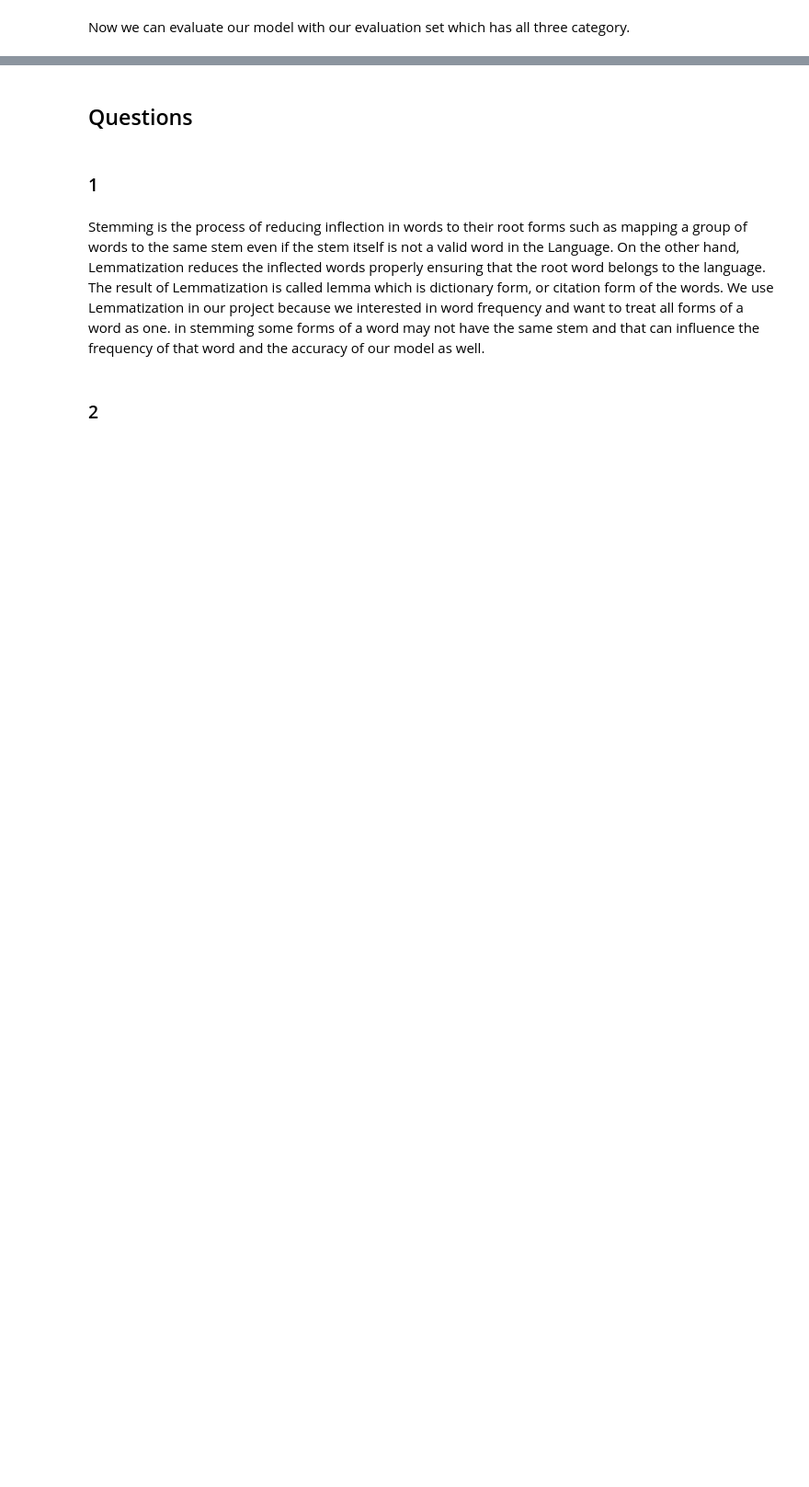
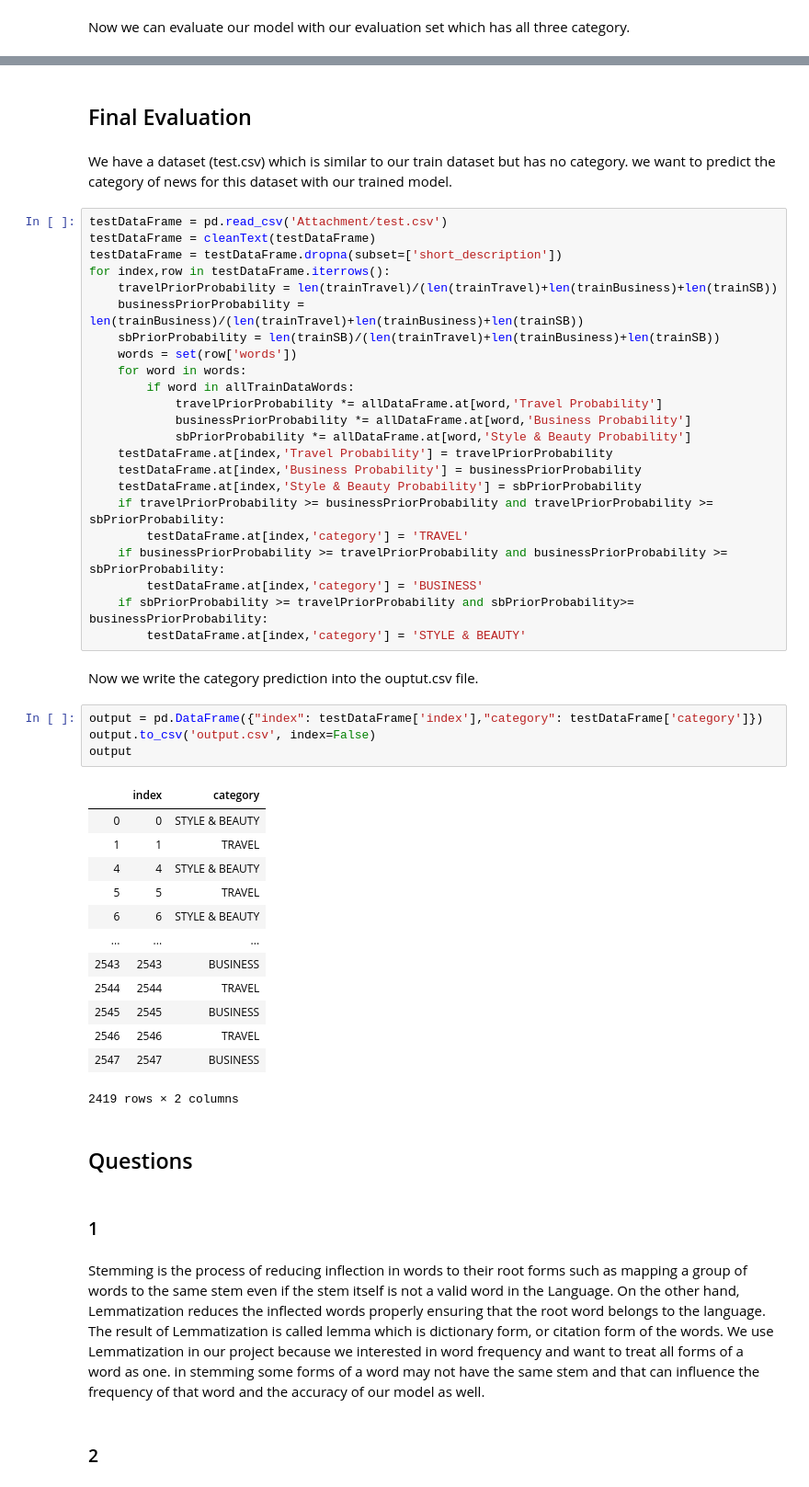
Before and after one commit to MNourbakhsh75/AI-CA3, a Jupyter notebook: CA3.ipynb, the cells around one changed output, grey strips where cells are left out. Shown at 92% size. Drawn from its saved outputs; the diff is of its cells as text; blank space fills up the shorter version.

Commit message:
add output prediction

```diff
--- a/CA3.ipynb
+++ b/CA3.ipynb
@@ -320,3 +342,50 @@ evaluateData.head()
+# %% [markdown]
+## Final Evaluation
+# %% [markdown]
+We have a dataset (test.csv) which is similar to our train dataset but has no category. we want to predict the category of news for this dataset with our trained model.
+# %%
+testDataFrame = pd.read_csv('Attachment/test.csv')
+testDataFrame = cleanText(testDataFrame)
+testDataFrame = testDataFrame.dropna(subset=['short_description'])
+for index,row in testDataFrame.iterrows():
+    travelPriorProbability = len(trainTravel)/(len(trainTravel)+len(trainBusiness)+len(trainSB))
+    businessPriorProbability = len(trainBusiness)/(len(trainTravel)+len(trainBusiness)+len(trainSB))
+    sbPriorProbability = len(trainSB)/(len(trainTravel)+len(trainBusiness)+len(trainSB))
+    words = set(row['words'])
+    for word in words:
+        if word in allTrainDataWords:
+            travelPriorProbability *= allDataFrame.at[word,'Travel Probability']
+            businessPriorProbability *= allDataFrame.at[word,'Business Probability']
+            sbPriorProbability *= allDataFrame.at[word,'Style & Beauty Probability']
+    testDataFrame.at[index,'Travel Probability'] = travelPriorProbability
+    testDataFrame.at[index,'Business Probability'] = businessPriorProbability
+    testDataFrame.at[index,'Style & Beauty Probability'] = sbPriorProbability
+    if travelPriorProbability >= businessPriorProbability and travelPriorProbability >= sbPriorProbability:
+        testDataFrame.at[index,'category'] = 'TRAVEL'
+    if businessPriorProbability >= travelPriorProbability and businessPriorProbability >= sbPriorProbability:
+        testDataFrame.at[index,'category'] = 'BUSINESS'
+    if sbPriorProbability >= travelPriorProbability and sbPriorProbability>= businessPriorProbability:
+        testDataFrame.at[index,'category'] = 'STYLE & BEAUTY'
+# %% [markdown]
+Now we write the category prediction into the ouptut.csv file.
+# %%
+output = pd.DataFrame({"index": testDataFrame['index'],"category": testDataFrame['category']})
+output.to_csv('output.csv', index=False)
+output
+# %% [output]
+|  | index | category |
+| 0 | 0 | STYLE & BEAUTY |
+| 1 | 1 | TRAVEL |
+| 4 | 4 | STYLE & BEAUTY |
+| 5 | 5 | TRAVEL |
+| 6 | 6 | STYLE & BEAUTY |
+| ... | ... | ... |
+| 2543 | 2543 | BUSINESS |
+| 2544 | 2544 | TRAVEL |
+| 2545 | 2545 | BUSINESS |
+| 2546 | 2546 | TRAVEL |
+| 2547 | 2547 | BUSINESS |
+2419 rows × 2 columns
 # %% [markdown]
 ## Questions
 # %% [markdown]
```
Also changed, not shown: parts of 18 cells of this notebook, 1 other file.
